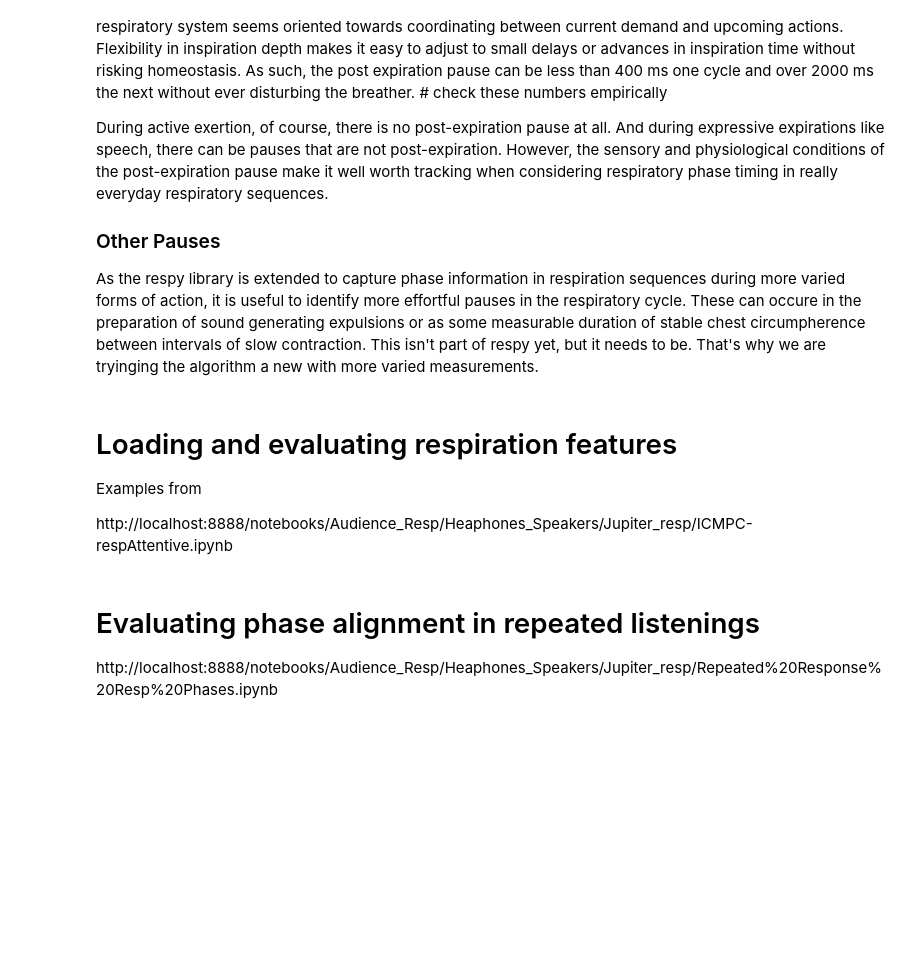
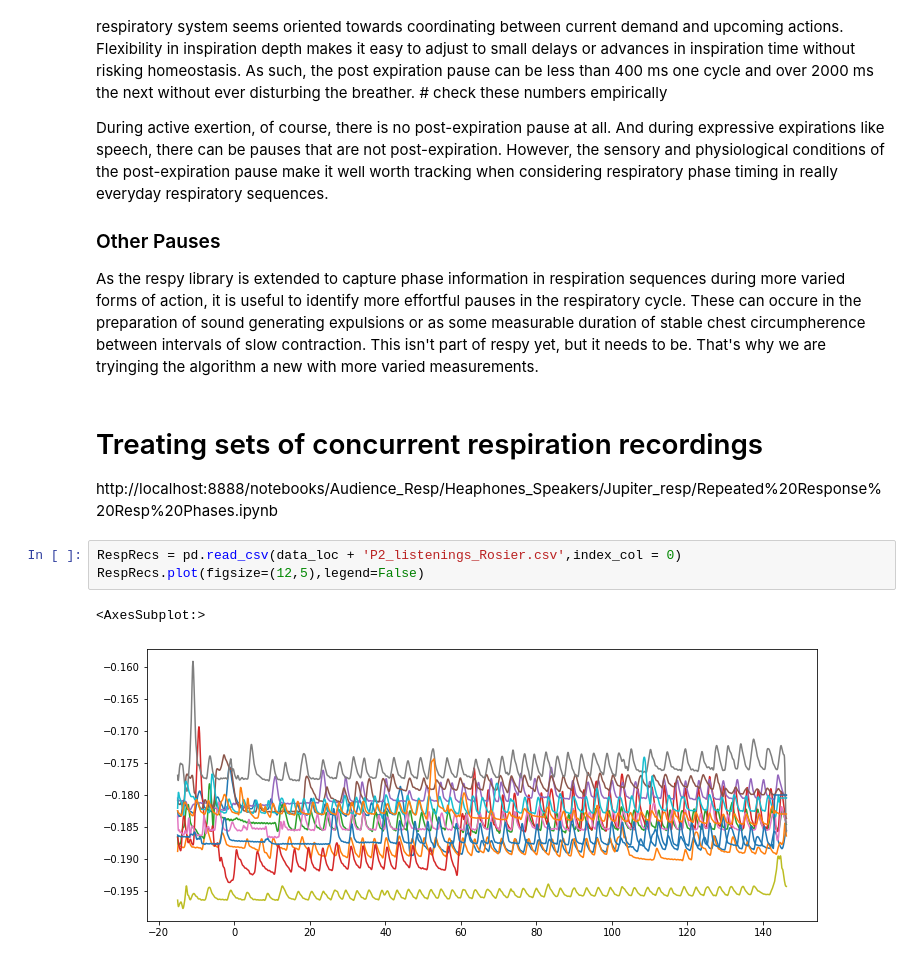
Before and after one commit to finn42/respydemo, a Jupyter notebook: Respy_Intro.ipynb, the cells around one changed output. Cells and saved outputs as stored; diff of their text form; blank space fills up the shorter version.

```diff
--- a/Respy_Intro.ipynb
+++ b/Respy_Intro.ipynb
@@ -44,12 +200,12 @@ During active exertion, of course, there is no post-expiration pause at all. And
 
 As the respy library is extended to capture phase information in respiration sequences during more varied forms of action, it is useful to identify more effortful pauses in the respiratory cycle. These can occure in the preparation of sound generating expulsions or as some measurable duration of stable chest circumpherence between intervals of slow contraction. This isn't part of respy yet, but it needs to be. That's why we are tryinging the algorithm a new with more varied measurements.
 # %% [markdown]
-# Loading and evaluating respiration features
+# Treating sets of concurrent respiration recordings
 
-Examples from
-
-http://localhost:8888/notebooks/Audience_Resp/Heaphones_Speakers/Jupiter_resp/ICMPC-respAttentive.ipynb
+http://localhost:8888/notebooks/Audience_Resp/Heaphones_Speakers/Jupiter_resp/Repeated%20Response%20Resp%20Phases.ipynb
-# %% [markdown]
-# Evaluating phase alignment in repeated listenings
-
-http://localhost:8888/notebooks/Audience_Resp/Heaphones_Speakers/Jupiter_resp/Repeated%20Response%20Resp%20Phases.ipynb
+# %%
+RespRecs = pd.read_csv(data_loc + 'P2_listenings_Rosier.csv',index_col = 0)
+RespRecs.plot(figsize=(12,5),legend=False)
+# %% [output]
+<AxesSubplot:>
+[figure, added]
```
Also changed, not shown: parts of 15 cells of this notebook, 9 other files.
